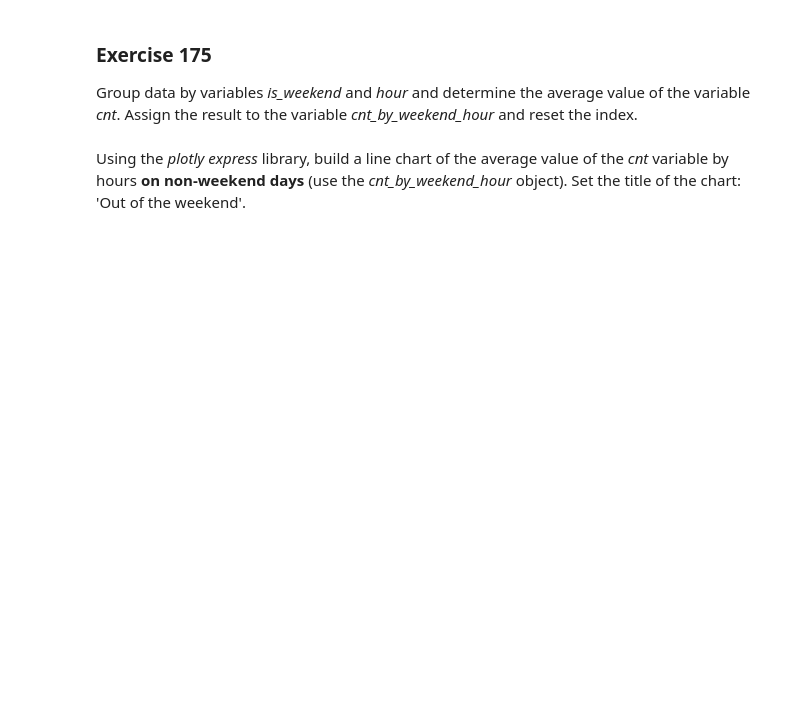
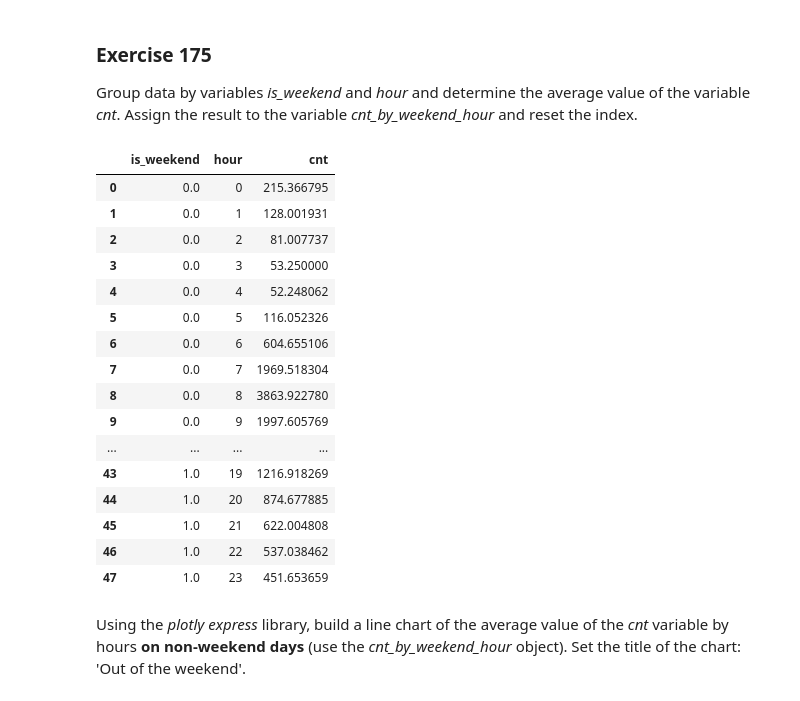
Before and after one commit to Olamyyde/test-colab, a Jupyter notebook: 171_180_exercises.ipynb, the cells around one changed output. Saved outputs shown, nothing was run; the diff lists cells and outputs as text; code cells hidden in the pictures; blank space fills up the shorter version.

```diff
--- a/171_180_exercises.ipynb
+++ b/171_180_exercises.ipynb
@@ -207,5 +207,25 @@ px.line(cnt_by_hour, x='hour', y='cnt')
 Group data by variables _is_weekend_ and _hour_ and determine the average value of the variable _cnt_. Assign the result to the variable _cnt_by_weekend_hour_ and reset the index.
 # %%
 # enter solution here
+cnt_by_weekend_hour = df.groupby(['is_weekend', 'hour'])['cnt'].mean().reset_index()
+cnt_by_weekend_hour
+# %% [output]
+|  | is_weekend | hour | cnt |
+| 0 | 0.0 | 0 | 215.366795 |
+| 1 | 0.0 | 1 | 128.001931 |
+| 2 | 0.0 | 2 | 81.007737 |
+| 3 | 0.0 | 3 | 53.250000 |
+| 4 | 0.0 | 4 | 52.248062 |
+| 5 | 0.0 | 5 | 116.052326 |
+| 6 | 0.0 | 6 | 604.655106 |
+| 7 | 0.0 | 7 | 1969.518304 |
+| 8 | 0.0 | 8 | 3863.922780 |
+| 9 | 0.0 | 9 | 1997.605769 |
+| ... | ... | ... | ... |
+| 43 | 1.0 | 19 | 1216.918269 |
+| 44 | 1.0 | 20 | 874.677885 |
+| 45 | 1.0 | 21 | 622.004808 |
+| 46 | 1.0 | 22 | 537.038462 |
+| 47 | 1.0 | 23 | 451.653659 |
 # %% [markdown]
 Using the _plotly express_ library, build a line chart of the average value of the _cnt_ variable by hours __on non-weekend days__ (use the _cnt_by_weekend_hour_ object). Set the title of the chart: 'Out of the weekend'.
```
Also changed, not shown: parts of 4 cells of this notebook.
